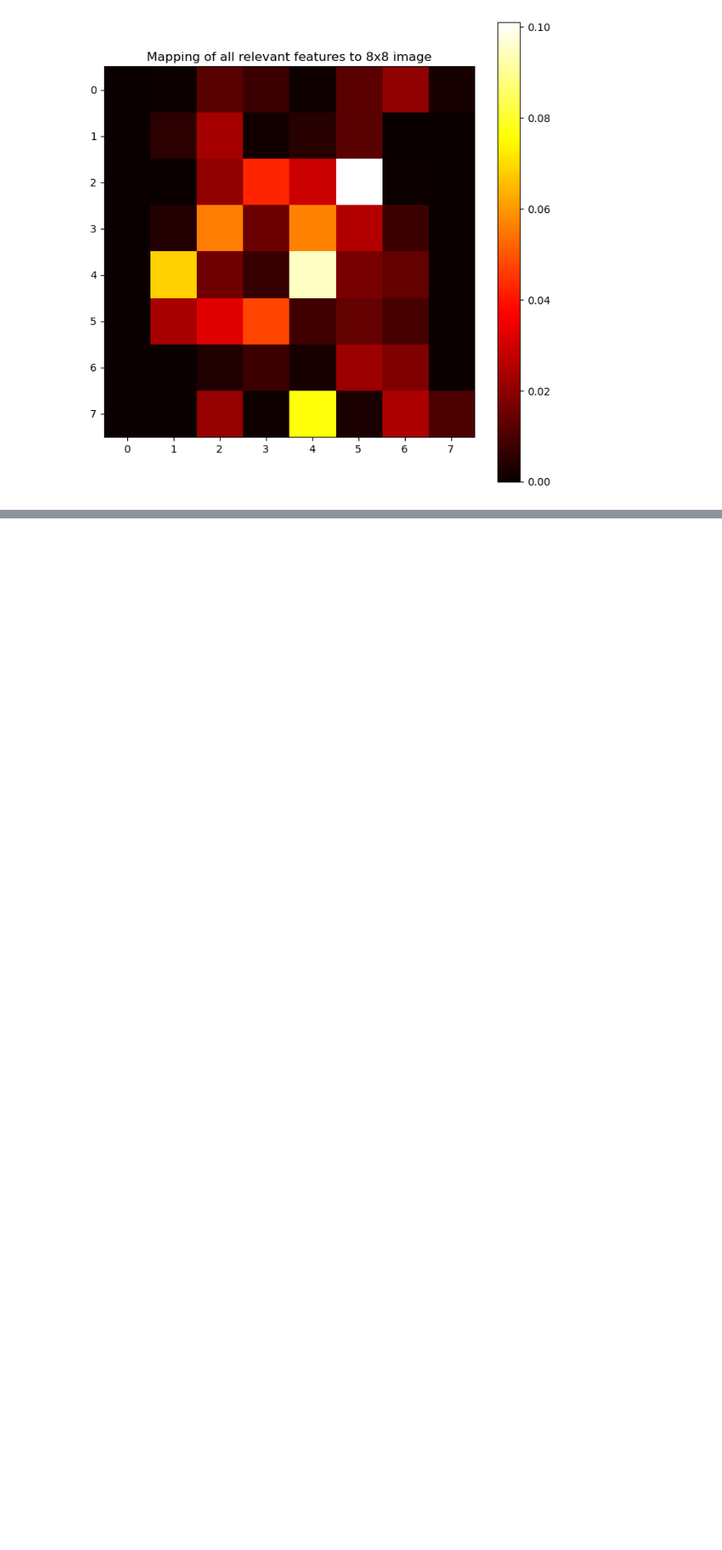
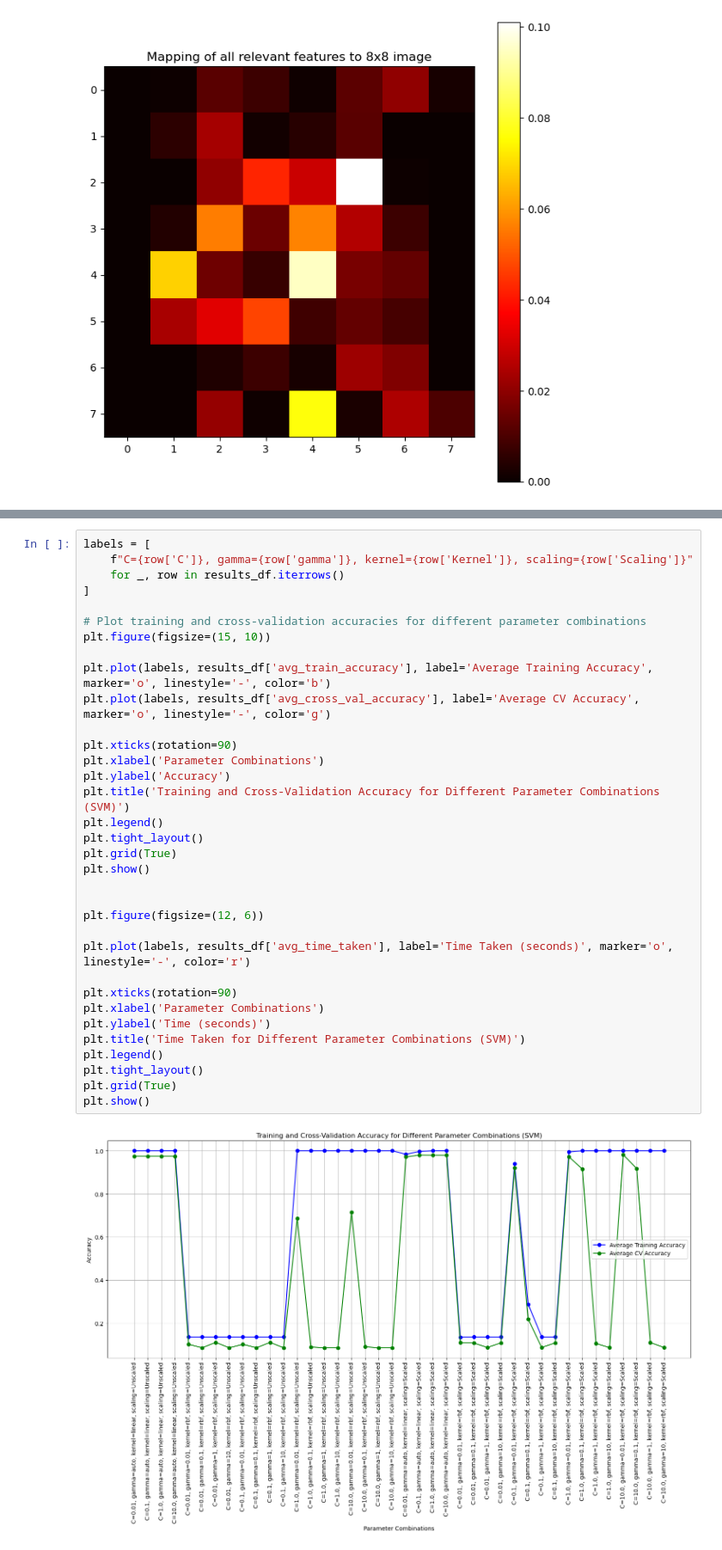
Before and after one commit to mencinas93/GBT-and-SVM, a Jupyter notebook: Midterm_Encinas_Michael_ML.ipynb, the cells around one changed output, grey strips where cells are left out. Shown: that part at 86% size. Drawn from its saved outputs; the diff is of its cells as text; blank space fills up the shorter version.

```diff
--- a/Midterm_Encinas_Michael_ML.ipynb
+++ b/Midterm_Encinas_Michael_ML.ipynb
@@ -272,0 +416,36 @@ plt.show()
+# %%
+labels = [
+    f"C={row['C']}, gamma={row['gamma']}, kernel={row['Kernel']}, scaling={row['Scaling']}"
+    for _, row in results_df.iterrows()
+]
+
+# Plot training and cross-validation accuracies for different parameter combinations
+plt.figure(figsize=(15, 10))
+
+plt.plot(labels, results_df['avg_train_accuracy'], label='Average Training Accuracy', marker='o', linestyle='-', color='b')
+plt.plot(labels, results_df['avg_cross_val_accuracy'], label='Average CV Accuracy', marker='o', linestyle='-', color='g')
+
+plt.xticks(rotation=90)
+plt.xlabel('Parameter Combinations')
+plt.ylabel('Accuracy')
+plt.title('Training and Cross-Validation Accuracy for Different Parameter Combinations (SVM)')
+plt.legend()
+plt.tight_layout()
+plt.grid(True)
+plt.show()
+
+
+plt.figure(figsize=(12, 6))
+
+plt.plot(labels, results_df['avg_time_taken'], label='Time Taken (seconds)', marker='o', linestyle='-', color='r')
+
+plt.xticks(rotation=90)
+plt.xlabel('Parameter Combinations')
+plt.ylabel('Time (seconds)')
+plt.title('Time Taken for Different Parameter Combinations (SVM)')
+plt.legend()
+plt.tight_layout()
+plt.grid(True)
+plt.show()
+# %% [output]
+[figure, added]
```
Also changed, not shown: parts of 3 cells of this notebook.
